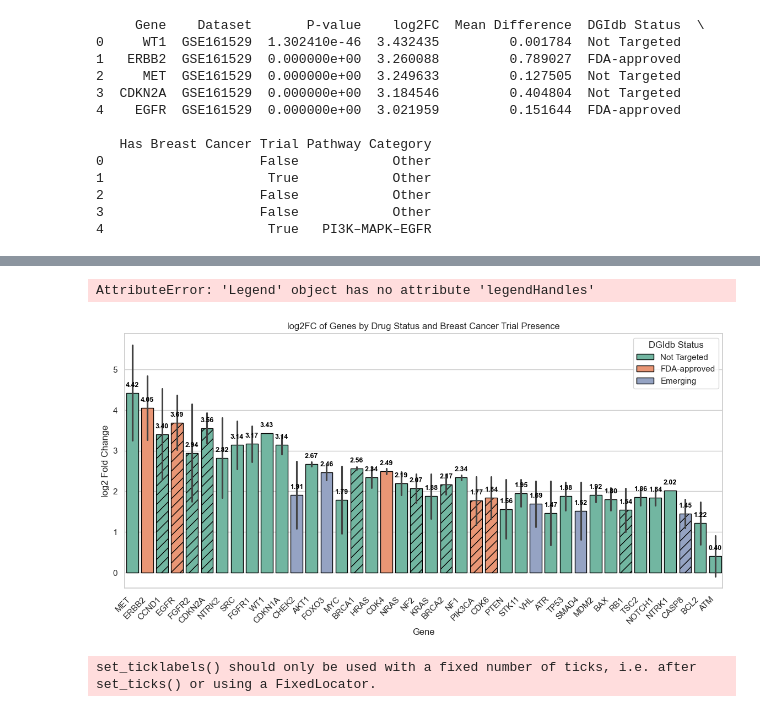
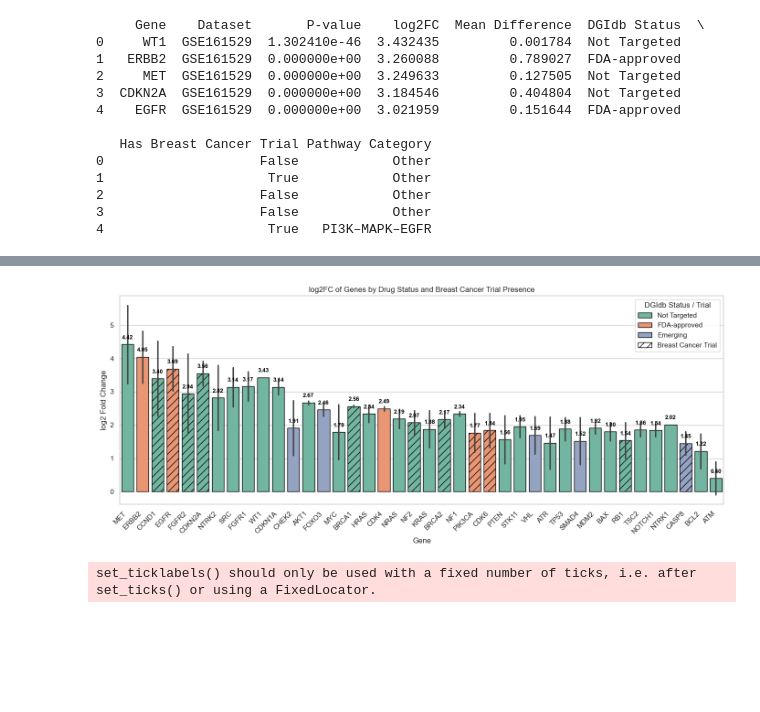
Before and after one commit to oliverraj/interpretable-machine-learning-oncology, a Jupyter notebook: notebooks/09_combined_DE_final_24July.ipynb, the cells around one changed output, grey strips where cells are left out. Drawn from its saved outputs; the diff is of its cells as text; code cells hidden in the pictures; blank space fills up the shorter version.

```diff
--- a/notebooks/09_combined_DE_final_24July.ipynb
+++ b/notebooks/09_combined_DE_final_24July.ipynb
@@ -130,6 +130,7 @@ bar_dgidb.show()
 import pandas as pd
 import seaborn as sns
 import matplotlib.pyplot as plt
+import matplotlib.patches as mpatches
 # Load the data
 #df = pd.read_csv("final_master_gene_table.csv")
 #df = pd.read_csv("final_master_gene_table_24July.csv")
@@ -176,39 +177,47 @@ for p in ax.patches:
             f"{height:.2f}",
             xy=(p.get_x() + p.get_width() / 2., height),
             xytext=(0, 6),  # shift text 6 points above the bar
             textcoords="offset points",
             ha='center',
             va='bottom',
             fontsize=9,
             fontweight='bold',
             color='black'
         )
 
 # Apply hatch pattern per bar
 for bar, hatch in zip(ax.patches, hatches):
     bar.set_hatch(hatch)
 
 # Rotate x-axis labels
 plt.xticks(rotation=45, ha='right')
 plt.ylabel("log2 Fold Change")
 plt.xlabel("Gene")
 plt.title("log2FC of Genes by Drug Status and Breast Cancer Trial Presence")
 
 # Add legend for hatches
-import matplotlib.patches as mpatches
+#hatch_legend = [mpatches.Patch(facecolor='white', edgecolor='black', hatch='//', label='Breast Cancer Trial')]
+#plt.legend(handles=ax.get_legend().legendHandles + hatch_legend, title="DGIdb Status / Trial", loc="upper right")
+#plt.legend(handles=ax.legend_.legendHandles + hatch_legend, title="DGIdb Status / Trial", loc="upper right")
+
 hatch_legend = [mpatches.Patch(facecolor='white', edgecolor='black', hatch='//', label='Breast Cancer Trial')]
-#plt.legend(handles=ax.get_legend().legendHandles + hatch_legend, title="DGIdb Status / Trial", loc="upper right")
-plt.legend(handles=ax.legend_.legendHandles + hatch_legend, title="DGIdb Status / Trial", loc="upper right")
-
+# Get existing handles and labels
+handles, labels = ax.get_legend_handles_labels()
+# Add the new hatch legend and show
+plt.legend(
+    handles + hatch_legend,
+    labels + ["Breast Cancer Trial"],
+    title="DGIdb Status / Trial",
+    loc="upper right"
+)
 
 plt.tight_layout()
 # ✅ Save the figure before showing it
 plt.savefig("gene_log2FC_drug_trial_plot.png", dpi=300, bbox_inches='tight')  # or .pdf
 
 plt.show()
 # %% [output]
-AttributeError: 'Legend' object has no attribute 'legendHandles'
-[figure, old version]
+[figure, new version]
 # %%
 from matplotlib.patches import Patch
 # Load your CSV
```
Also changed, not shown: parts of 12 cells of this notebook.
